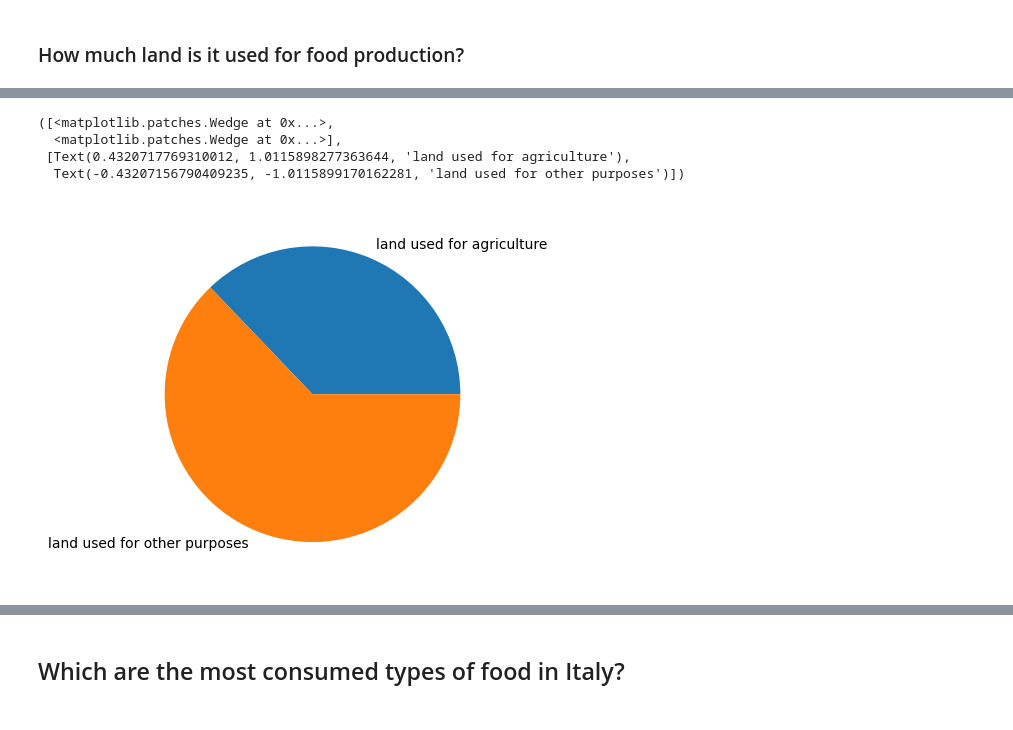
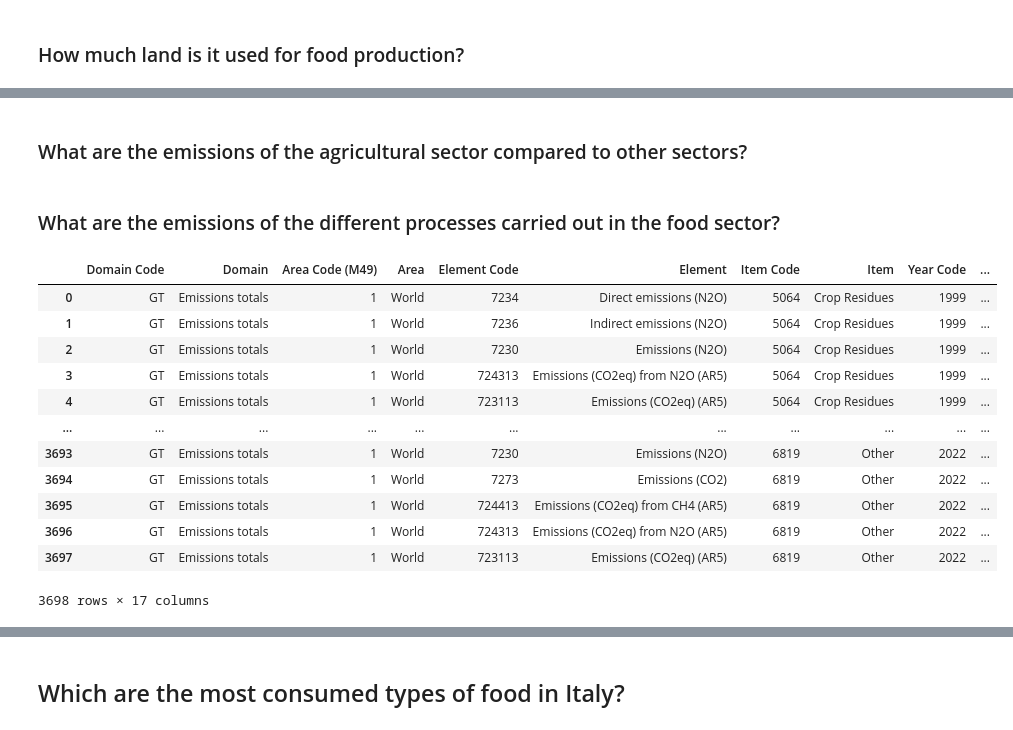
Before and after one commit to TCoaM/TrueCostOfAMeal, a Jupyter notebook: simo_notebook.ipynb, the cells around one changed output, grey strips where cells are left out. Cells and saved outputs as stored; diff of their text form; code cells hidden in the pictures.

```diff
--- a/simo_notebook.ipynb
+++ b/simo_notebook.ipynb
@@ -138,12 +194,8 @@ Percentage of land used for agriculture: 37.15%
 # %%
-labels = ["land used for agriculture", "land used for other purposes"]
-sizes = [agriculture_percentage, 100 - agriculture_percentage]
+labels = ["land used for agriculture", "land covered by forests", "land used for other purposes (e.g., urbanization)"]
+sizes = [agriculture_percentage, forest_land_area_percentage, other_land_area_percentage]
 
 fig, ax = plt.subplots()
 ax.pie(sizes, labels=labels)
-# %% [output]
-([<matplotlib.patches.Wedge at 0x...>,
-  <matplotlib.patches.Wedge at 0x...>],
- [Text(0.4320717769310012, 1.0115898277363644, 'land used for agriculture'),
-  Text(-0.43207156790409235, -1.0115899170162281, 'land used for other purposes')])
-[figure, removed]
+# %% [markdown]
+### What are the emissions of the agricultural sector compared to other sectors?
@@ -149,0 +228,18 @@ ax.pie(sizes, labels=labels)
+# %% [markdown]
+### What are the emissions of the different processes carried out in the food sector?
+# %%
+fao_greenhouse_gas_emissions
+# %% [output]
+|  | Domain Code | Domain | Area Code (M49) | Area | Element Code | Element | Item Code | Item | Year Code | ... |
+| 0 | GT | Emissions totals | 1 | World | 7234 | Direct emissions (N2O) | 5064 | Crop Residues | 1999 | ... |
+| 1 | GT | Emissions totals | 1 | World | 7236 | Indirect emissions (N2O) | 5064 | Crop Residues | 1999 | ... |
+| 2 | GT | Emissions totals | 1 | World | 7230 | Emissions (N2O) | 5064 | Crop Residues | 1999 | ... |
+| 3 | GT | Emissions totals | 1 | World | 724313 | Emissions (CO2eq) from N2O (AR5) | 5064 | Crop Residues | 1999 | ... |
+| 4 | GT | Emissions totals | 1 | World | 723113 | Emissions (CO2eq) (AR5) | 5064 | Crop Residues | 1999 | ... |
+| ... | ... | ... | ... | ... | ... | ... | ... | ... | ... | ... |
+| 3693 | GT | Emissions totals | 1 | World | 7230 | Emissions (N2O) | 6819 | Other | 2022 | ... |
+| 3694 | GT | Emissions totals | 1 | World | 7273 | Emissions (CO2) | 6819 | Other | 2022 | ... |
+| 3695 | GT | Emissions totals | 1 | World | 724413 | Emissions (CO2eq) from CH4 (AR5) | 6819 | Other | 2022 | ... |
+| 3696 | GT | Emissions totals | 1 | World | 724313 | Emissions (CO2eq) from N2O (AR5) | 6819 | Other | 2022 | ... |
+| 3697 | GT | Emissions totals | 1 | World | 723113 | Emissions (CO2eq) (AR5) | 6819 | Other | 2022 | ... |
+3698 rows × 17 columns
```
Also changed, not shown: parts of 12 cells of this notebook.
